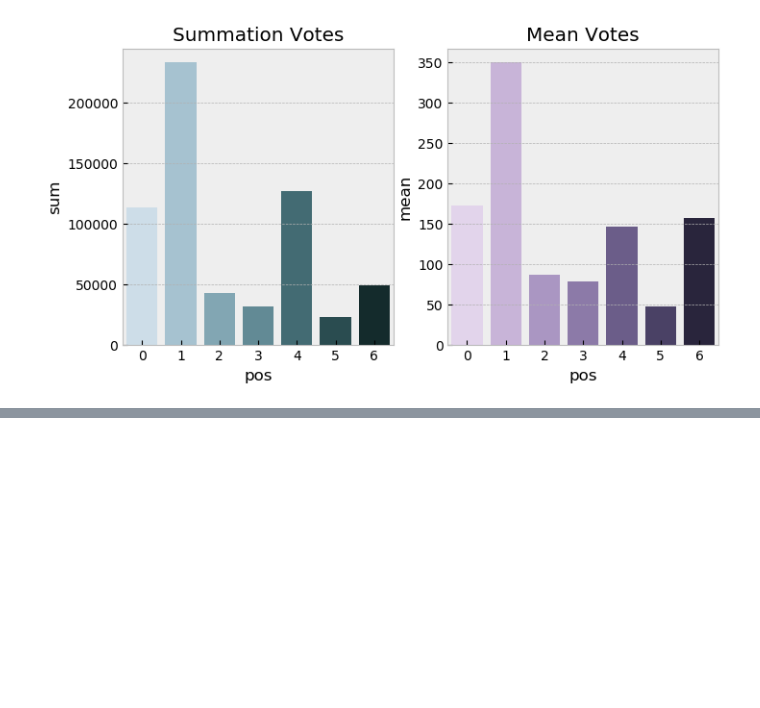
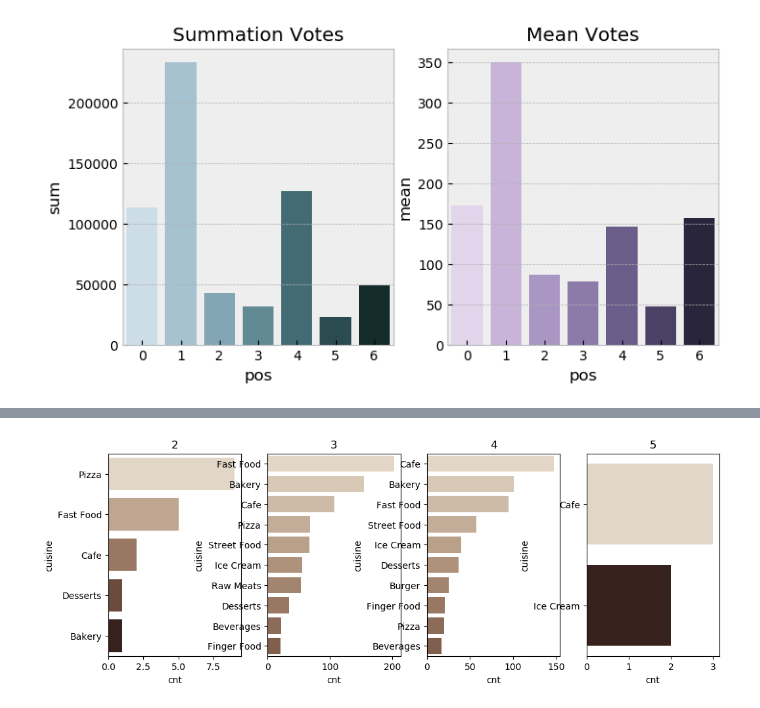
Before and after one commit to AvinashDamodaran/Zomato-Restaurant, a Jupyter notebook: Zomato India Restaurant.ipynb, the cells around one changed output, grey strips where cells are left out. Saved outputs shown, nothing was run; the diff lists cells and outputs as text; code cells hidden in the pictures; blank space fills up the shorter version.

```diff
--- a/Zomato India Restaurant.ipynb
+++ b/Zomato India Restaurant.ipynb
@@ -184,0 +336,17 @@ with plt.style.context('bmh',after_reset=True):
+# %%
+rat_cu = df_city['food_cu'].groupby(df_city['rating_cat'])
+tmp_cnt = {}
+for i in [2,3,4,5]:
+    data = rat_cu.get_group(i)
+    tmp_cnt[i] = get_popular(data)
+
+f, ax = plt.subplots(1,4, figsize = (12,4))
+for i in [2,3,4,5]:
+    tmp = tmp_cnt[i].reset_index()
+    tmp.columns = ['cuisine', 'cnt']
+    sns.barplot(y = 'cuisine', x = 'cnt', data = tmp.head(10), ax = ax[i-2], palette = sns.cubehelix_palette(n_colors = tmp.shape[0], start = 1, rot = 0.1))
+    ax[i-2].set_title(str(i))
+    #ax[i-2].tick_params('x', rotation = 90)
+plt.show()
+# %% [output]
+[figure, added]
```
Also changed, not shown: parts of 7 cells of this notebook.
